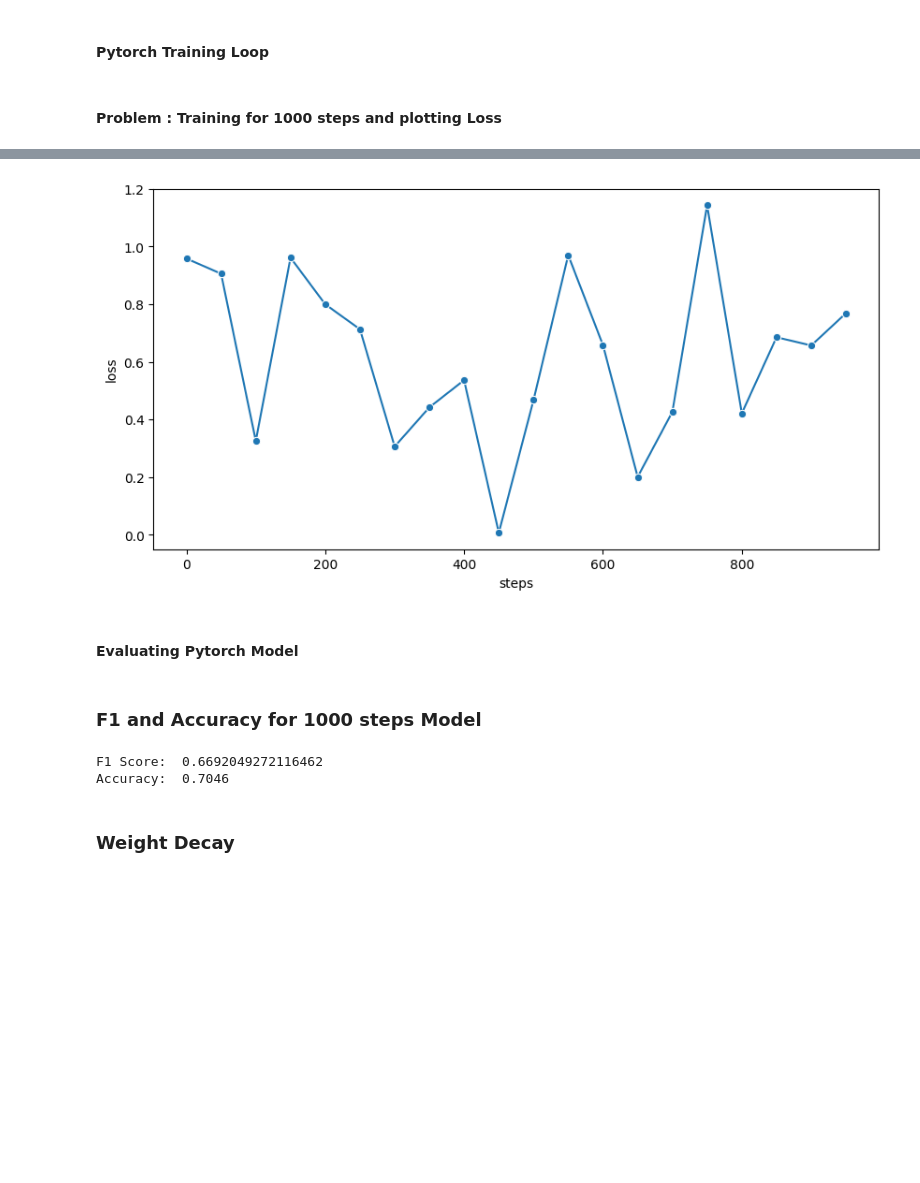
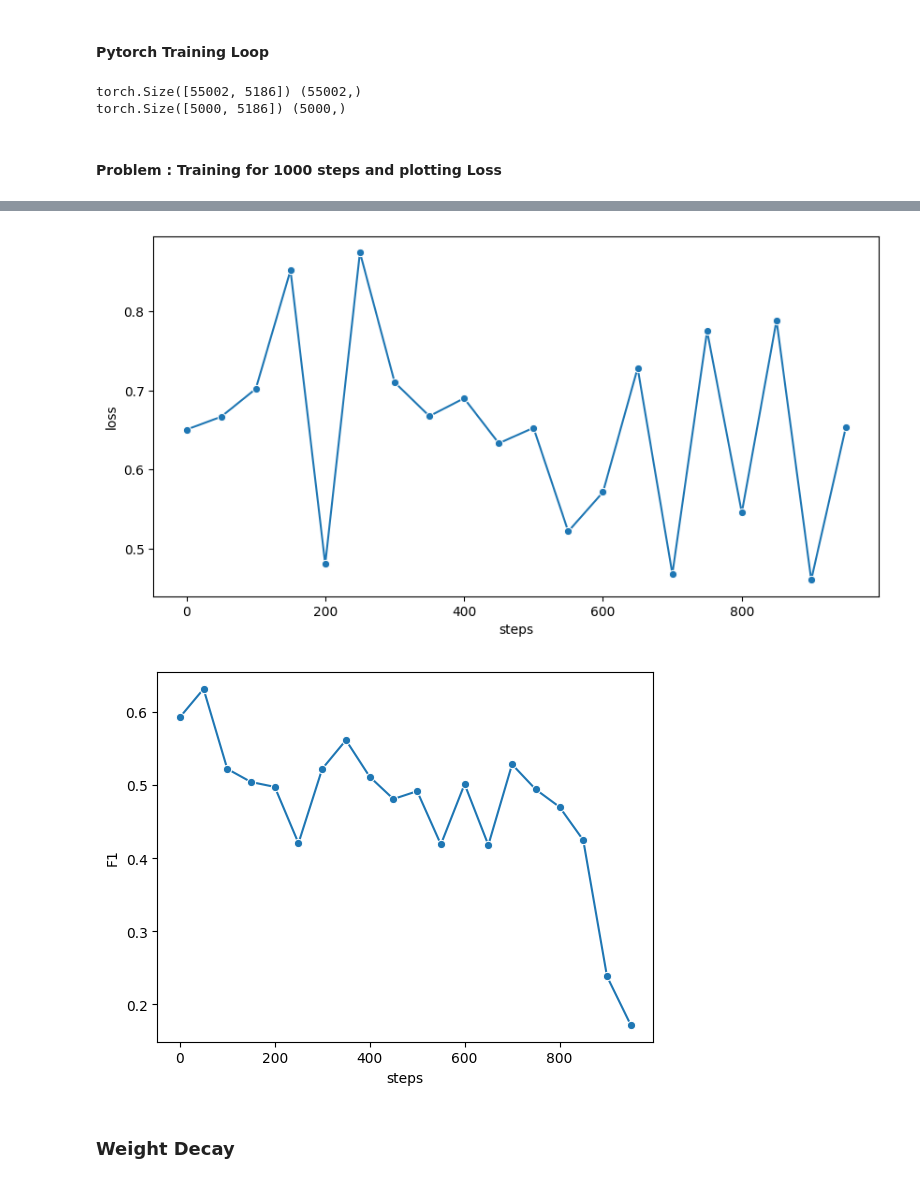
Before and after one commit to nandanasheri/cse595-hw1, a Jupyter notebook: model.ipynb, the cells around one changed output, grey strips where cells are left out. Cells and saved outputs as stored; diff of their text form; code cells hidden in the pictures; blank space fills up the shorter version.

Commit message:
finished pytorch except weights

```diff
--- a/model.ipynb
+++ b/model.ipynb
@@ -305,7 +305,7 @@ Accuracy:  0.7332
 # %%
 df_test = pandas.read_csv("test.student.csv")
 
-with open("test_results.txt", "w") as f:
+with open("test_results_numpy.txt", "w") as f:
     for i in range(len(df_test["generation"])):
         predicted_y = predict(df_test["generation"].iloc[i], beta_values, indices)
         f.write(f'{df_test["id"].iloc[i]},{predicted_y}\n')
@@ -363,10 +381,13 @@ optimizer = torch.optim.SGD(model.parameters(), lr=learning_rate)
 # %% [markdown]
 #### Pytorch Training Loop
 # %%
-def train(model, optimizer, X_tensor, Y, num_step, epochs = 1, plot=20,):
-    losses = []
+def train(model, optimizer, X_tensor, Y,  X_eval_tensor, Y_eval, num_step, epochs = 1, plot=20):
+    losses_eval = []
+    f1_scores = []
     for epoch in range(epochs):  # loop over the dataset multiple times
         for i in range(num_step):
+            # Switch to training mode
+            model.train()
             row_ind = random.randint(0, X_tensor.size(0)-1)
             inputs = X_tensor[row_ind]
 
@@ -383,7 +404,35 @@ def train(model, optimizer, X_tensor, Y, num_step, epochs = 1, plot=20,):
             optimizer.step()
 
             if i % plot == 0:
+                f1_score, accuracy = evaluate(X_eval_tensor, Y_eval, model)
                 each_loss = loss.item()
                 print(f'[{i}] loss: {each_loss}')
-                losses.append((i + epoch,each_loss))
-    return losses
+                losses_eval.append((i + epoch,each_loss))
+                f1_scores.append((i + epoch,f1_score))
+
+    # Print final metrics
+    print(f"Final F1 Score:{f1_score}")
+    print(f"Final Accuracy:{accuracy}")
+    return losses_eval, f1_scores
+# %%
+# setting up term document matrix and class labels as a vector for training
+df = pandas.read_csv("train.csv")
+# create a sparse matrix for all training documents
+matrix, indices = create_sparse_matrix(df["generation"], better_tokenize)
+
+X_tensor = to_sparse_tensor(matrix)
+Y_class = create_class_vector(df['label'].values)
+
+# setting up term document matrix for evaluation
+df_eval = pandas.read_csv("dev.csv")
+X_eval_tensor = create_eval_tensor(df_eval, better_tokenize, indices)
+Y_class_eval = create_class_vector(df_eval['label'].values)
+
+# number of columns of feature vectors
+vocab_size = matrix.shape[1]
+
+print(X_tensor.size(), Y_class.shape)
+print(X_eval_tensor.size(), Y_class_eval.shape)
+# %% [output]
+torch.Size([55002, 5186]) (55002,)
+torch.Size([5000, 5186]) (5000,)
@@ -390,10 +443,12 @@ def train(model, optimizer, X_tensor, Y, num_step, epochs = 1, plot=20,):
 # %% [markdown]
 #### Problem : Training for 1000 steps and plotting Loss
 # %%
-losses = train(model, optimizer, X_tensor, Y_class, 1000, 1, 50)
+losses, f1_scores = train(model, optimizer, X_tensor, Y_class, X_eval_tensor, Y_class_eval, 1000, 1, 50)
 
 plt.figure(figsize=(10, 5))
-
 sns.lineplot(data=pandas.DataFrame(losses, columns=['steps', 'loss']), x="steps", y="loss", marker="o")
 plt.show()
+
+sns.lineplot(data=pandas.DataFrame(f1_scores, columns=['steps', 'F1']), x="steps", y="F1", marker="o")
+plt.show()
 # %% [output]
@@ -420 +472,2 @@ plt.show()
-[figure, old version]
+[figure, new version]
+[figure, added]
@@ -452,18 +474,3 @@ def evaluate(df_eval, Y_labels, indices, model, tokenizer=better_tokenize):
-# %% [markdown]
-#### Evaluating Pytorch Model
-# %% [markdown]
-### F1 and Accuracy for 1000 steps Model
-# %%
-# setting up term document matrix and class labels as a vector
-df_eval = pandas.read_csv("dev.csv")
-Y_class_eval = create_class_vector(df_eval['label'].values)
-
-# number of columns of feature vectors
-vocab_size = matrix.shape[1]
-evaluate(df_eval, Y_class_eval, indices, model)
-# %% [output]
-F1 Score:  0.6692049272116462
-Accuracy:  0.7046
 # %% [markdown]
 ### Weight Decay
 # %%
```
Also changed, not shown: parts of 23 cells of this notebook.
